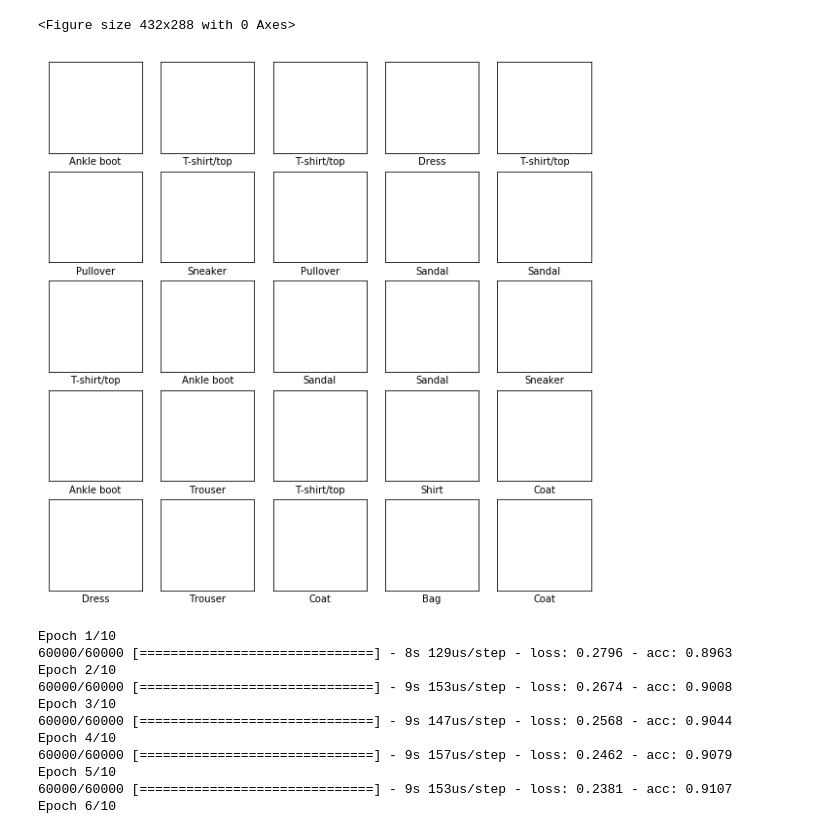
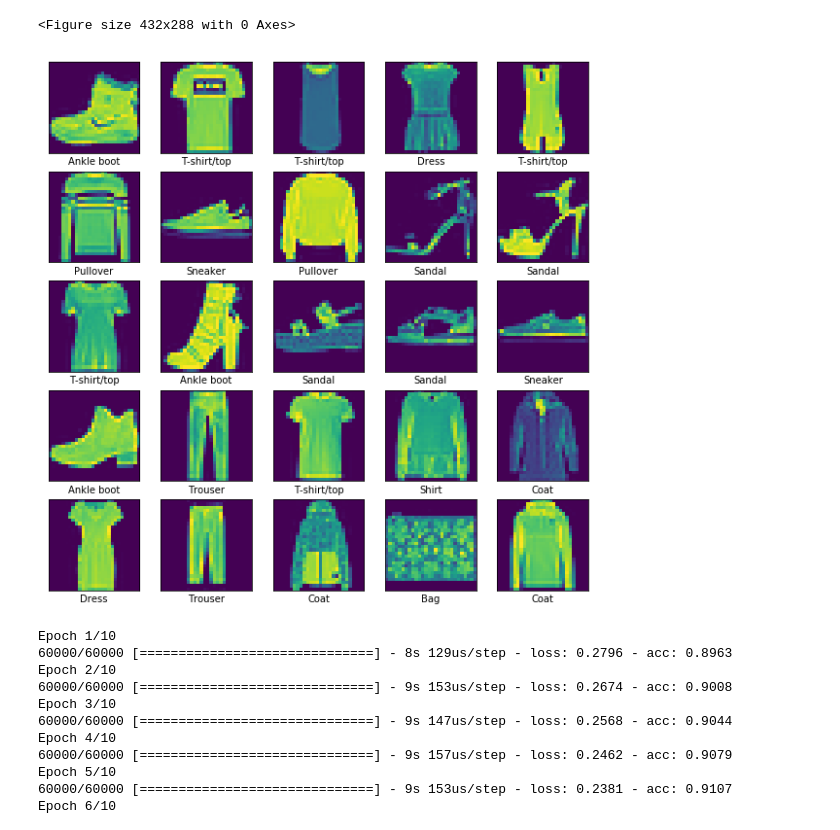
Before and after one commit to ZhongmouZhang/DBScript, a Jupyter notebook: Python/Notebook/TensorFlow_GetStarted.ipynb, the cells around one changed output. Saved outputs shown, nothing was run; the diff lists cells and outputs as text; code cells hidden in the pictures.

```diff
--- a/Python/Notebook/TensorFlow_GetStarted.ipynb
+++ b/Python/Notebook/TensorFlow_GetStarted.ipynb
@@ -37,16 +37,16 @@ test_images = test_images / 255.0
 # %%
 plt.figure(figsize=(10,10))
 for i in range(25):
     # nrows, ncols, and index. index starts with 1
     plt.subplot(5,5,i+1)
     plt.xticks([])
     plt.yticks([])
     plt.grid(False)
     # Display an image
-    # plt.imshow(train_images[i])
+    plt.imshow(train_images[i])
     plt.xlabel(class_names[train_labels[i]])
 # %% [output]
-[figure, old version]
+[figure, new version]
 # %%
 model = keras.Sequential([
     keras.layers.Flatten(input_shape=(28, 28)),
```
Also changed, not shown: 3 other files.
